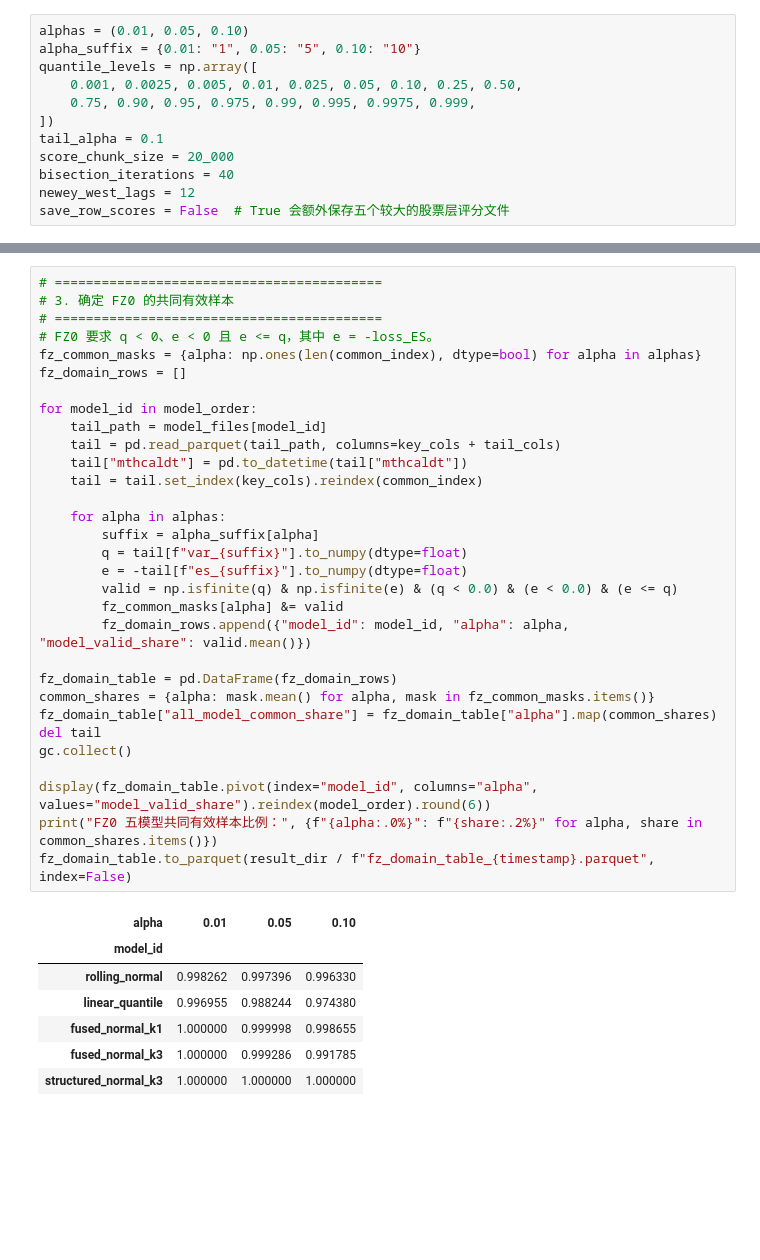
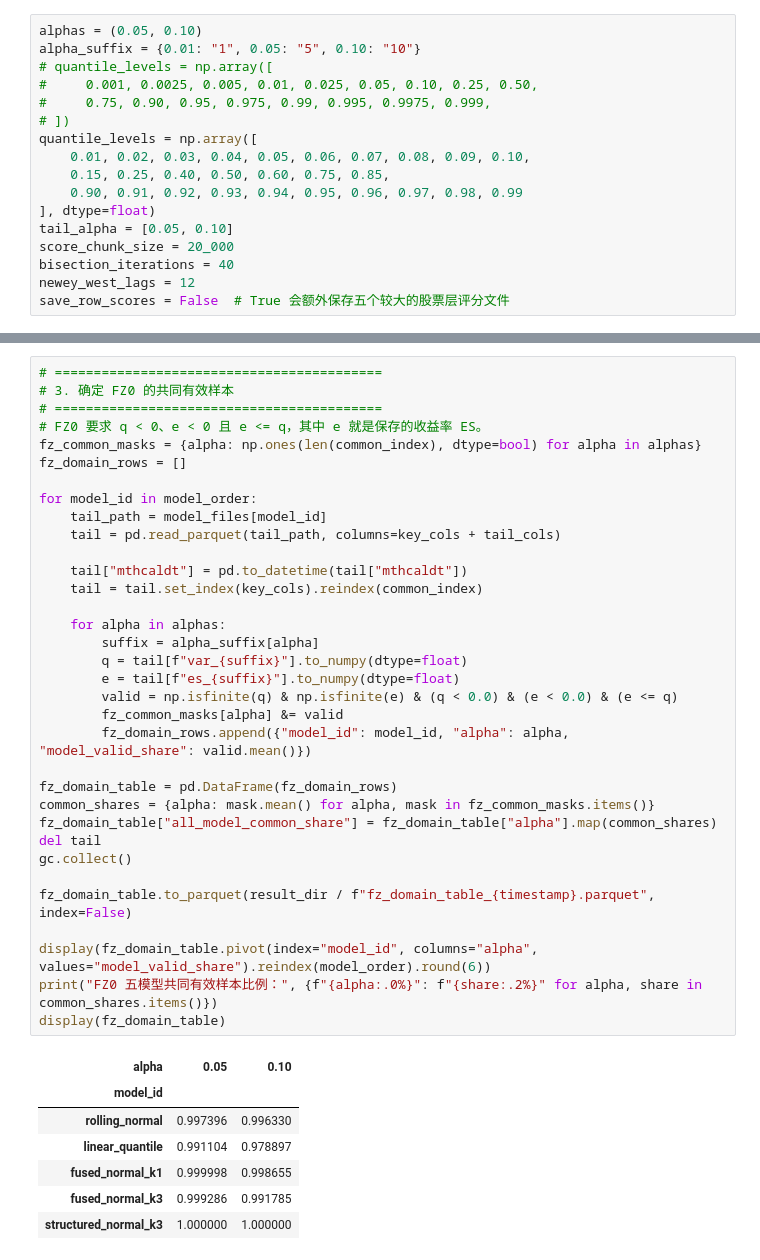
Before and after one commit to damonuc/PricingTailRisk_MDN, a Jupyter notebook: 3Compare_model.ipynb, the cells around one changed output, grey strips where cells are left out. Drawn from its saved outputs; the diff is of its cells as text; blank space fills up the shorter version.

```diff
--- a/3Compare_model.ipynb
+++ b/3Compare_model.ipynb
@@ -126,13 +153,18 @@ Model: structured_normal_k3
 | 480444 | 93434 | 2024-12-31 | 0.147685 | 17 | 0 | 1 | ... |
 | 480445 | 93436 | 2024-12-31 | 0.001882 | 17 | 0 | 1 | ... |
 # %%
-alphas = (0.01, 0.05, 0.10)
+alphas = (0.05, 0.10)
 alpha_suffix = {0.01: "1", 0.05: "5", 0.10: "10"}
+# quantile_levels = np.array([
+#     0.001, 0.0025, 0.005, 0.01, 0.025, 0.05, 0.10, 0.25, 0.50,
+#     0.75, 0.90, 0.95, 0.975, 0.99, 0.995, 0.9975, 0.999,
+# ])
 quantile_levels = np.array([
-    0.001, 0.0025, 0.005, 0.01, 0.025, 0.05, 0.10, 0.25, 0.50,
-    0.75, 0.90, 0.95, 0.975, 0.99, 0.995, 0.9975, 0.999,
-])
-tail_alpha = 0.1
+    0.01, 0.02, 0.03, 0.04, 0.05, 0.06, 0.07, 0.08, 0.09, 0.10,
+    0.15, 0.25, 0.40, 0.50, 0.60, 0.75, 0.85,
+    0.90, 0.91, 0.92, 0.93, 0.94, 0.95, 0.96, 0.97, 0.98, 0.99
+], dtype=float)
+tail_alpha = [0.05, 0.10]
 score_chunk_size = 20_000
 bisection_iterations = 40
 newey_west_lags = 12
@@ -197,39 +227,42 @@ coverage_table.to_parquet(result_dir / f"coverage_table_{timestamp}.parquet", in
 # %%
 # ==========================================
 # 3. 确定 FZ0 的共同有效样本
 # ==========================================
-# FZ0 要求 q < 0、e < 0 且 e <= q，其中 e = -loss_ES。
+# FZ0 要求 q < 0、e < 0 且 e <= q，其中 e 就是保存的收益率 ES。
 fz_common_masks = {alpha: np.ones(len(common_index), dtype=bool) for alpha in alphas}
 fz_domain_rows = []
 
 for model_id in model_order:
     tail_path = model_files[model_id]
     tail = pd.read_parquet(tail_path, columns=key_cols + tail_cols)
+
     tail["mthcaldt"] = pd.to_datetime(tail["mthcaldt"])
     tail = tail.set_index(key_cols).reindex(common_index)
 
     for alpha in alphas:
         suffix = alpha_suffix[alpha]
         q = tail[f"var_{suffix}"].to_numpy(dtype=float)
-        e = -tail[f"es_{suffix}"].to_numpy(dtype=float)
+        e = tail[f"es_{suffix}"].to_numpy(dtype=float)
         valid = np.isfinite(q) & np.isfinite(e) & (q < 0.0) & (e < 0.0) & (e <= q)
         fz_common_masks[alpha] &= valid
         fz_domain_rows.append({"model_id": model_id, "alpha": alpha, "model_valid_share": valid.mean()})
 
 fz_domain_table = pd.DataFrame(fz_domain_rows)
 common_shares = {alpha: mask.mean() for alpha, mask in fz_common_masks.items()}
 fz_domain_table["all_model_common_share"] = fz_domain_table["alpha"].map(common_shares)
 del tail
 gc.collect()
 
+fz_domain_table.to_parquet(result_dir / f"fz_domain_table_{timestamp}.parquet", index=False)
+
 display(fz_domain_table.pivot(index="model_id", columns="alpha", values="model_valid_share").reindex(model_order).round(6))
 print("FZ0 五模型共同有效样本比例：", {f"{alpha:.0%}": f"{share:.2%}" for alpha, share in common_shares.items()})
-fz_domain_table.to_parquet(result_dir / f"fz_domain_table_{timestamp}.parquet", index=False)
+display(fz_domain_table)
 # %% [output]
-| alpha | 0.01 | 0.05 | 0.10 |
-| model_id |  |  |  |
-| rolling_normal | 0.998262 | 0.997396 | 0.996330 |
-| linear_quantile | 0.996955 | 0.988244 | 0.974380 |
-| fused_normal_k1 | 1.000000 | 0.999998 | 0.998655 |
-| fused_normal_k3 | 1.000000 | 0.999286 | 0.991785 |
-| structured_normal_k3 | 1.000000 | 1.000000 | 1.000000 |
+| alpha | 0.05 | 0.10 |
+| model_id |  |  |
+| rolling_normal | 0.997396 | 0.996330 |
+| linear_quantile | 0.991104 | 0.978897 |
+| fused_normal_k1 | 0.999998 | 0.998655 |
+| fused_normal_k3 | 0.999286 | 0.991785 |
+| structured_normal_k3 | 1.000000 | 1.000000 |
```
Also changed, not shown: parts of 27 cells of this notebook, 5 other files.
